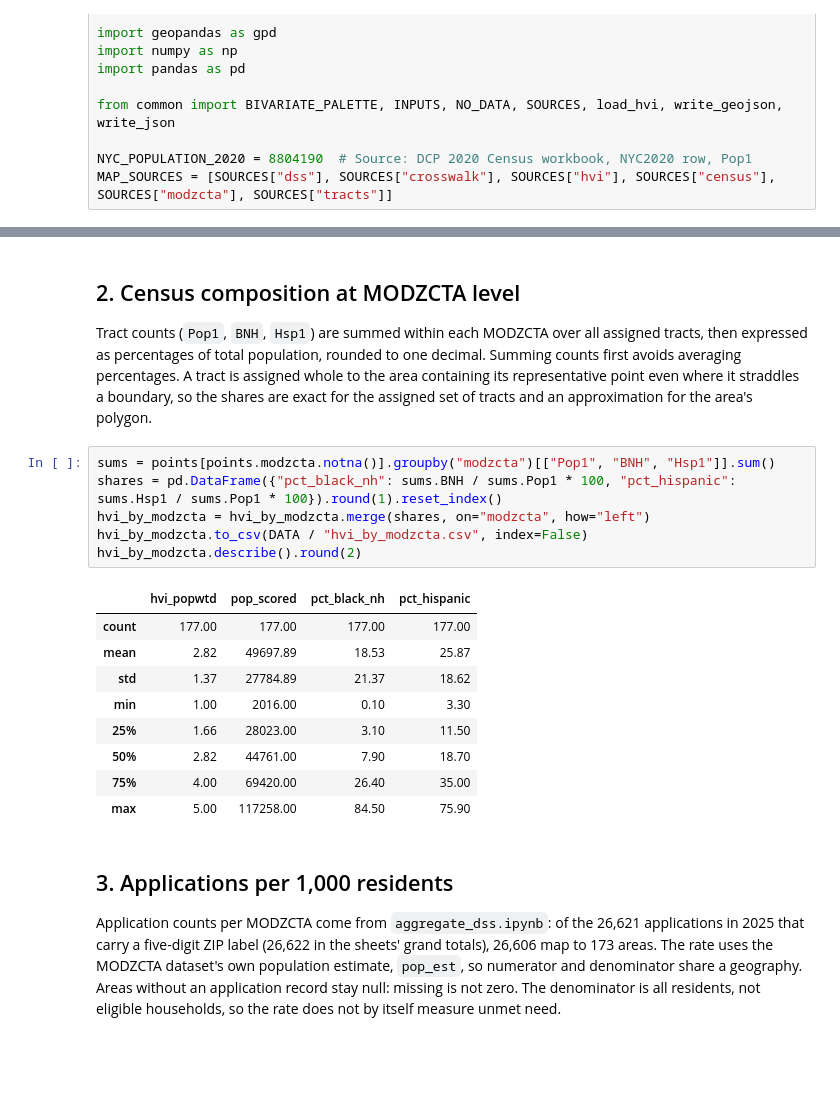
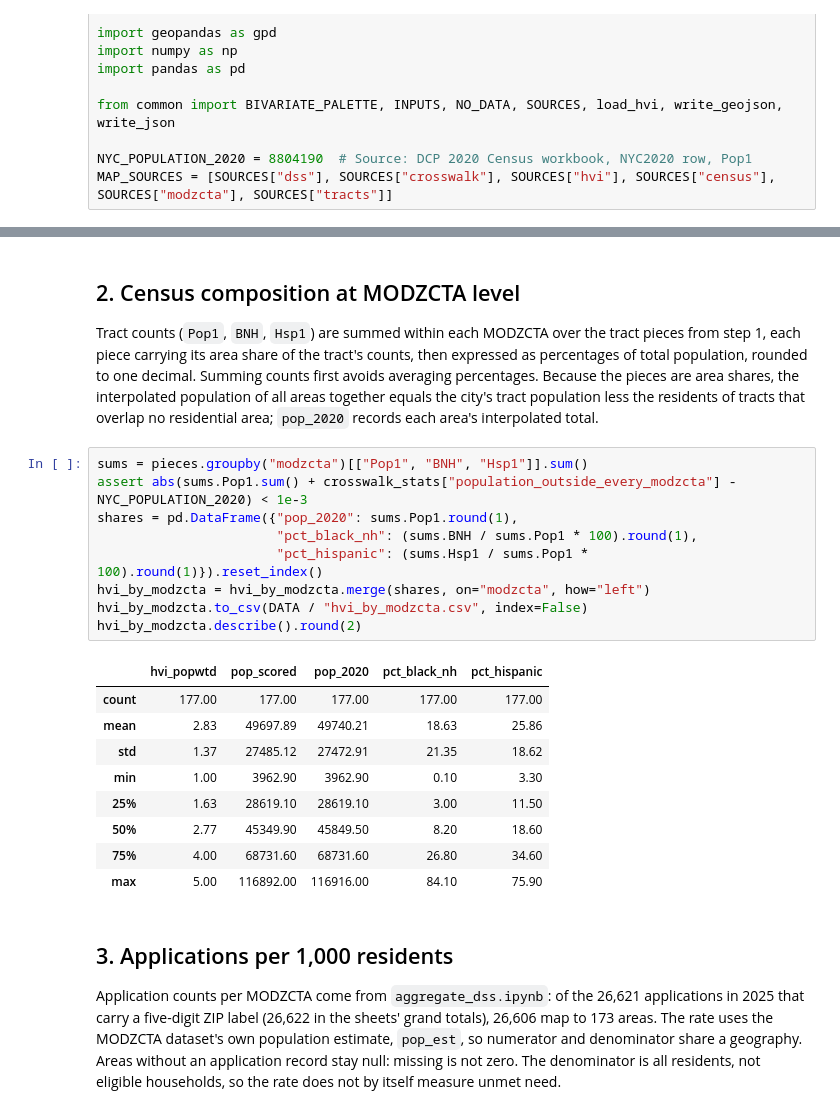
Before and after one commit to Ode-PBLLC/nyc-heat-analysis, a Jupyter notebook: 04_heat_vulnerability_overlap/analysis.ipynb, the cells around one changed output, grey strips where cells are left out. Cells and saved outputs as stored; diff of their text form; blank space fills up the shorter version.

```diff
--- a/04_heat_vulnerability_overlap/analysis.ipynb
+++ b/04_heat_vulnerability_overlap/analysis.ipynb
@@ -108,26 +163,30 @@ coverage: 2240 of 2325 tracts, 99.91% of residents
 # %% [markdown]
 ## 2. Census composition at MODZCTA level
 
-Tract counts (`Pop1`, `BNH`, `Hsp1`) are summed within each MODZCTA over all assigned tracts, then expressed
-as percentages of total population, rounded to one decimal. Summing counts first avoids averaging
-percentages. A tract is assigned whole to the area containing its representative point even where it straddles
-a boundary, so the shares are exact for the assigned set of tracts and an approximation for the area's polygon.
+Tract counts (`Pop1`, `BNH`, `Hsp1`) are summed within each MODZCTA over the tract pieces from step 1, each
+piece carrying its area share of the tract's counts, then expressed as percentages of total population,
+rounded to one decimal. Summing counts first avoids averaging percentages. Because the pieces are area
+shares, the interpolated population of all areas together equals the city's tract population less the
+residents of tracts that overlap no residential area; `pop_2020` records each area's interpolated total.
 # %%
-sums = points[points.modzcta.notna()].groupby("modzcta")[["Pop1", "BNH", "Hsp1"]].sum()
-shares = pd.DataFrame({"pct_black_nh": sums.BNH / sums.Pop1 * 100, "pct_hispanic": sums.Hsp1 / sums.Pop1 * 100}).round(1).reset_index()
+sums = pieces.groupby("modzcta")[["Pop1", "BNH", "Hsp1"]].sum()
+assert abs(sums.Pop1.sum() + crosswalk_stats["population_outside_every_modzcta"] - NYC_POPULATION_2020) < 1e-3
+shares = pd.DataFrame({"pop_2020": sums.Pop1.round(1),
+                       "pct_black_nh": (sums.BNH / sums.Pop1 * 100).round(1),
+                       "pct_hispanic": (sums.Hsp1 / sums.Pop1 * 100).round(1)}).reset_index()
 hvi_by_modzcta = hvi_by_modzcta.merge(shares, on="modzcta", how="left")
 hvi_by_modzcta.to_csv(DATA / "hvi_by_modzcta.csv", index=False)
 hvi_by_modzcta.describe().round(2)
 # %% [output]
-|  | hvi_popwtd | pop_scored | pct_black_nh | pct_hispanic |
-| count | 177.00 | 177.00 | 177.00 | 177.00 |
-| mean | 2.82 | 49697.89 | 18.53 | 25.87 |
-| std | 1.37 | 27784.89 | 21.37 | 18.62 |
-| min | 1.00 | 2016.00 | 0.10 | 3.30 |
-| 25% | 1.66 | 28023.00 | 3.10 | 11.50 |
-| 50% | 2.82 | 44761.00 | 7.90 | 18.70 |
-| 75% | 4.00 | 69420.00 | 26.40 | 35.00 |
-| max | 5.00 | 117258.00 | 84.50 | 75.90 |
+|  | hvi_popwtd | pop_scored | pop_2020 | pct_black_nh | pct_hispanic |
+| count | 177.00 | 177.00 | 177.00 | 177.00 | 177.00 |
+| mean | 2.83 | 49697.89 | 49740.21 | 18.63 | 25.86 |
+| std | 1.37 | 27485.12 | 27472.91 | 21.35 | 18.62 |
+| min | 1.00 | 3962.90 | 3962.90 | 0.10 | 3.30 |
+| 25% | 1.63 | 28619.10 | 28619.10 | 3.00 | 11.50 |
+| 50% | 2.77 | 45349.90 | 45849.50 | 8.20 | 18.60 |
+| 75% | 4.00 | 68731.60 | 68731.60 | 26.80 | 34.60 |
+| max | 5.00 | 116892.00 | 116916.00 | 84.10 | 75.90 |
 # %% [markdown]
 ## 3. Applications per 1,000 residents
 
```
Also changed, not shown: parts of 6 cells of this notebook, 15 other files.
